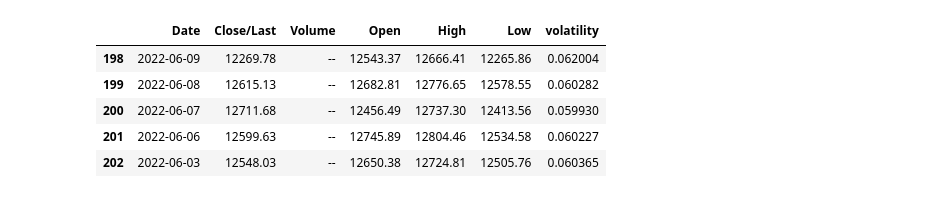
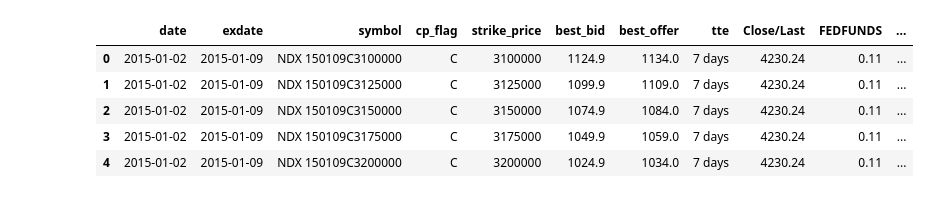
Before and after one commit to ili23/CDS-QF-Options-Pricing-Model, a Jupyter notebook: binomial_model.ipynb, the cells around one changed output. Saved outputs shown, nothing was run; the diff lists cells and outputs as text; code cells hidden in the pictures.

```diff
--- a/binomial_model.ipynb
+++ b/binomial_model.ipynb
@@ -23,18 +19,23 @@ rf_df.head()
-# %%
-# How many intervals to look back for when calculating volatility
-volatility_intervals = 100
-
-european_index_df["Date"] = pd.to_datetime(european_index_df["Date"])
-european_index_df["volatility"] = european_index_df["Close/Last"].rolling(volatility_intervals).std() / european_index_df["Close/Last"]
-european_index_df = european_index_df.dropna()
-european_index_df.head()
-# %% [output]
-|  | Date | Close/Last | Volume | Open | High | Low | volatility |
-| 198 | 2022-06-09 | 12269.78 | -- | 12543.37 | 12666.41 | 12265.86 | 0.062004 |
-| 199 | 2022-06-08 | 12615.13 | -- | 12682.81 | 12776.65 | 12578.55 | 0.060282 |
-| 200 | 2022-06-07 | 12711.68 | -- | 12456.49 | 12737.30 | 12413.56 | 0.059930 |
-| 201 | 2022-06-06 | 12599.63 | -- | 12745.89 | 12804.46 | 12534.58 | 0.060227 |
-| 202 | 2022-06-03 | 12548.03 | -- | 12650.38 | 12724.81 | 12505.76 | 0.060365 |
+# %%
+volatility_intervals = 100
+eu_df["date"] = pd.to_datetime(eu_df["date"], format="%Y%m%d")
+eu_df["exdate"] = pd.to_datetime(eu_df["exdate"], format="%Y%m%d")
+eu_df["rf_join_date"] = pd.to_datetime(eu_df["date"].apply(lambda x: datetime.date(x.year, x.month, 1)))
+eu_df["tte"] = eu_df["exdate"] - eu_df["date"]
+european_index_df["Date"] = pd.to_datetime(european_index_df["Date"])
+european_index_df["volatility"] = european_index_df["Close/Last"].rolling(volatility_intervals).std() / european_index_df["Close/Last"]
+eu_df = pd.merge(eu_df, rf_df, left_on="rf_join_date", right_on="DATE")
+eu_df = pd.merge(eu_df, european_index_df, left_on="date", right_on="Date")
+eu_df = eu_df[["date", "exdate", "symbol", "cp_flag", "strike_price", "best_bid", "best_offer", "tte", "Close/Last", "FEDFUNDS", "volatility"]]
+eu_df["modeled_price"] = 0 #temporary placeholder
+eu_df.head()
+# %% [output]
+|  | date | exdate | symbol | cp_flag | strike_price | best_bid | best_offer | tte | Close/Last | FEDFUNDS | ... |
+| 0 | 2015-01-02 | 2015-01-09 | NDX 150109C3100000 | C | 3100000 | 1124.9 | 1134.0 | 7 days | 4230.24 | 0.11 | ... |
+| 1 | 2015-01-02 | 2015-01-09 | NDX 150109C3125000 | C | 3125000 | 1099.9 | 1109.0 | 7 days | 4230.24 | 0.11 | ... |
+| 2 | 2015-01-02 | 2015-01-09 | NDX 150109C3150000 | C | 3150000 | 1074.9 | 1084.0 | 7 days | 4230.24 | 0.11 | ... |
+| 3 | 2015-01-02 | 2015-01-09 | NDX 150109C3175000 | C | 3175000 | 1049.9 | 1059.0 | 7 days | 4230.24 | 0.11 | ... |
+| 4 | 2015-01-02 | 2015-01-09 | NDX 150109C3200000 | C | 3200000 | 1024.9 | 1034.0 | 7 days | 4230.24 | 0.11 | ... |
 # %%
 am_df = am_df[["date", "symbol", "exdate", "cp_flag", "strike_price", "best_bid", "best_offer", "exercise_style"]]
 am_df["date"] = pd.to_datetime(am_df["date"], format="%Y%m%d")
```
Also changed, not shown: parts of 13 cells of this notebook.
